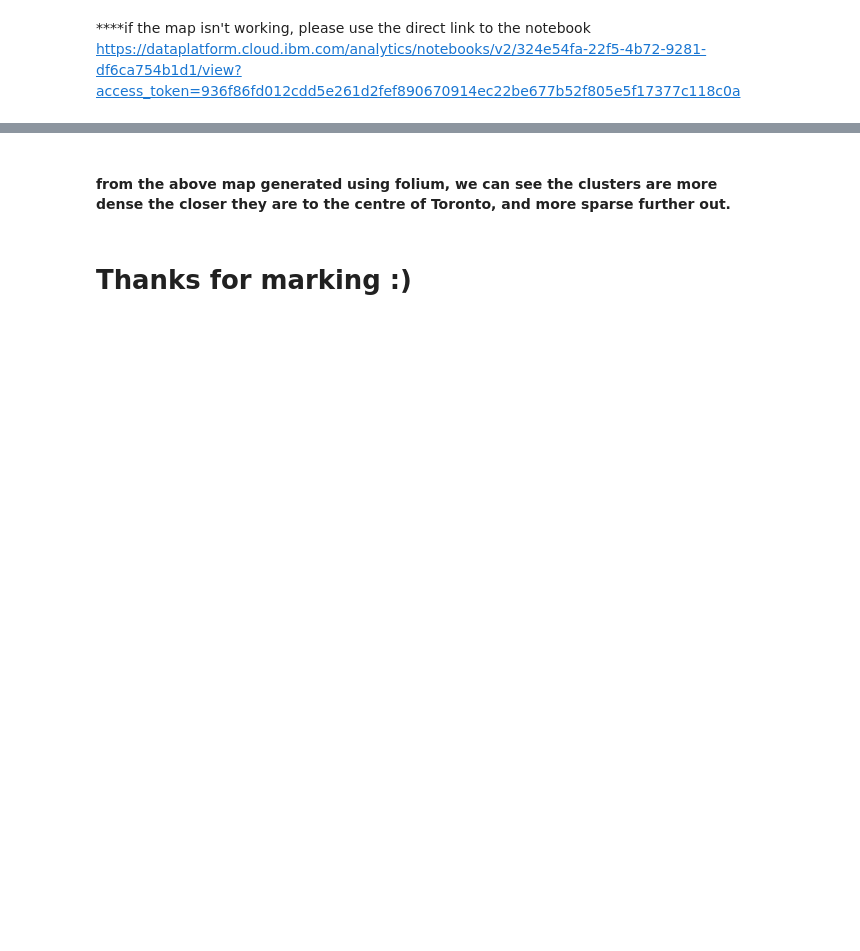
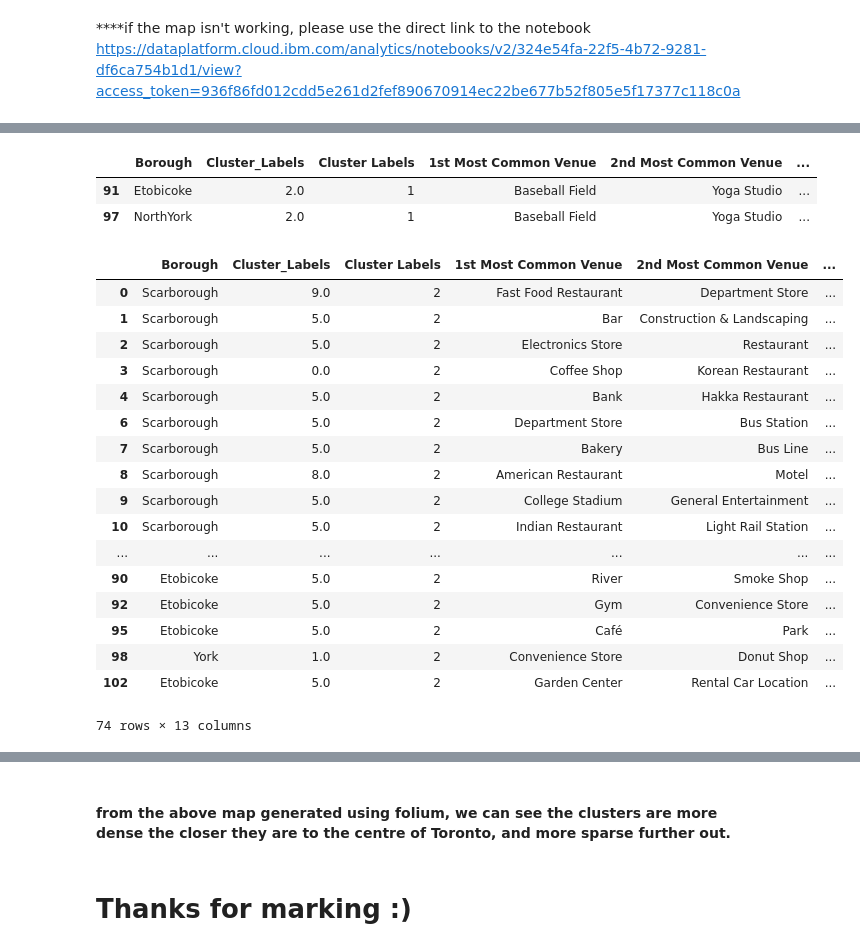
Before and after one commit to amax24/Coursera_Capstone, a Jupyter notebook: Final Segmenting and Clustering Neighborhoods in Toronto Trusted.ipynb, the cells around one changed output, grey strips where cells are left out. Drawn from its saved outputs; the diff is of its cells as text; code cells hidden in the pictures; blank space fills up the shorter version.

Commit message:
Published from Watson Studio.

```diff
--- a/Final Segmenting and Clustering Neighborhoods in Toronto Trusted.ipynb
+++ b/Final Segmenting and Clustering Neighborhoods in Toronto Trusted.ipynb
@@ -624,0 +643,27 @@ map_clusters
+# %%
+toronto_merged.loc[toronto_merged['Cluster Labels'] == 1, toronto_merged.columns[[1] + list(range(5, toronto_merged.shape[1]))]]
+# %% [output]
+|  | Borough | Cluster_Labels | Cluster Labels | 1st Most Common Venue | 2nd Most Common Venue | ... |
+| 91 | Etobicoke | 2.0 | 1 | Baseball Field | Yoga Studio | ... |
+| 97 | NorthYork | 2.0 | 1 | Baseball Field | Yoga Studio | ... |
+# %%
+toronto_merged.loc[toronto_merged['Cluster Labels'] == 2, toronto_merged.columns[[1] + list(range(5, toronto_merged.shape[1]))]]
+# %% [output]
+|  | Borough | Cluster_Labels | Cluster Labels | 1st Most Common Venue | 2nd Most Common Venue | ... |
+| 0 | Scarborough | 9.0 | 2 | Fast Food Restaurant | Department Store | ... |
+| 1 | Scarborough | 5.0 | 2 | Bar | Construction & Landscaping | ... |
+| 2 | Scarborough | 5.0 | 2 | Electronics Store | Restaurant | ... |
+| 3 | Scarborough | 0.0 | 2 | Coffee Shop | Korean Restaurant | ... |
+| 4 | Scarborough | 5.0 | 2 | Bank | Hakka Restaurant | ... |
+| 6 | Scarborough | 5.0 | 2 | Department Store | Bus Station | ... |
+| 7 | Scarborough | 5.0 | 2 | Bakery | Bus Line | ... |
+| 8 | Scarborough | 8.0 | 2 | American Restaurant | Motel | ... |
+| 9 | Scarborough | 5.0 | 2 | College Stadium | General Entertainment | ... |
+| 10 | Scarborough | 5.0 | 2 | Indian Restaurant | Light Rail Station | ... |
+| ... | ... | ... | ... | ... | ... | ... |
+| 90 | Etobicoke | 5.0 | 2 | River | Smoke Shop | ... |
+| 92 | Etobicoke | 5.0 | 2 | Gym | Convenience Store | ... |
+| 95 | Etobicoke | 5.0 | 2 | Café | Park | ... |
+| 98 | York | 1.0 | 2 | Convenience Store | Donut Shop | ... |
+| 102 | Etobicoke | 5.0 | 2 | Garden Center | Rental Car Location | ... |
+74 rows × 13 columns
```
Also changed, not shown: parts of 8 cells of this notebook.
